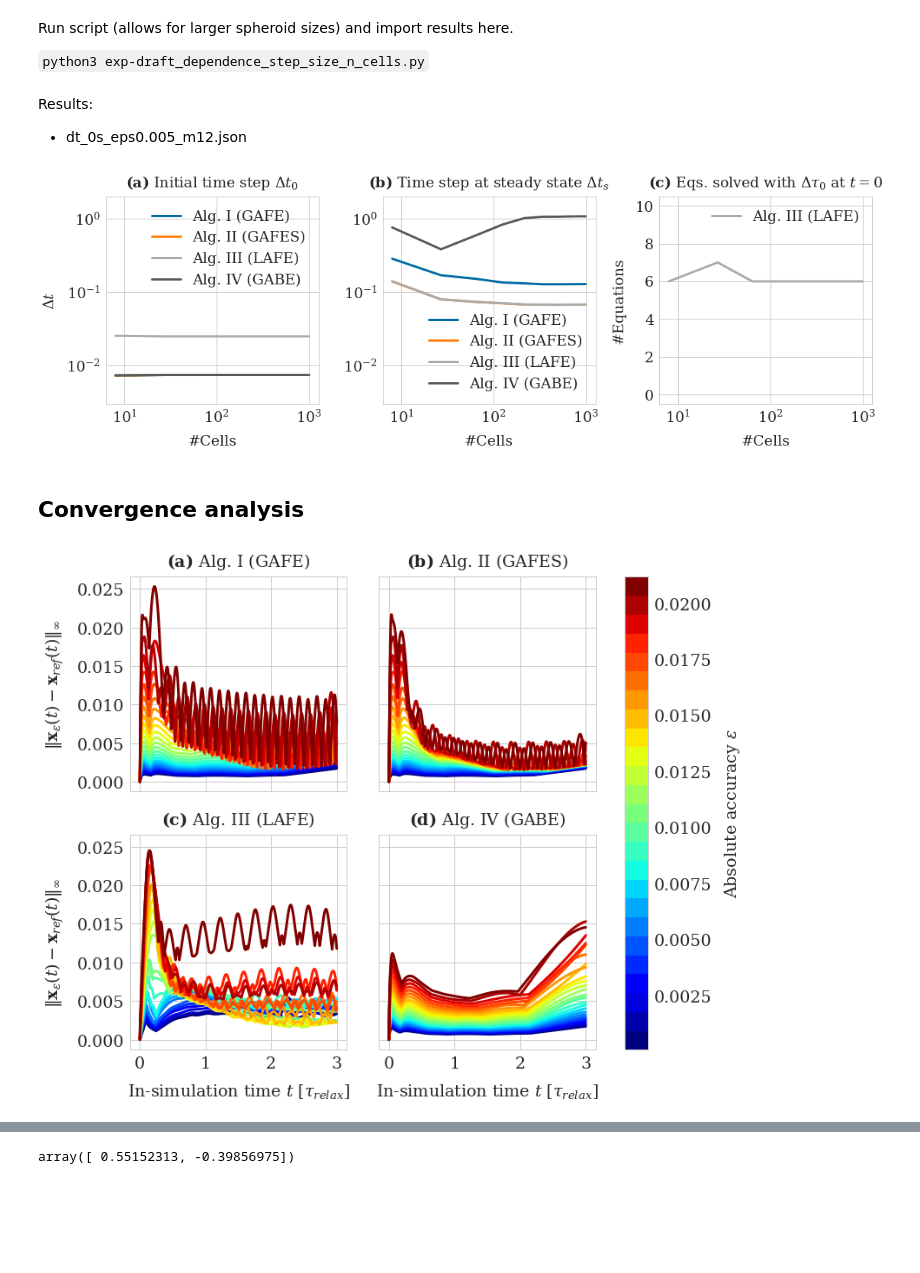
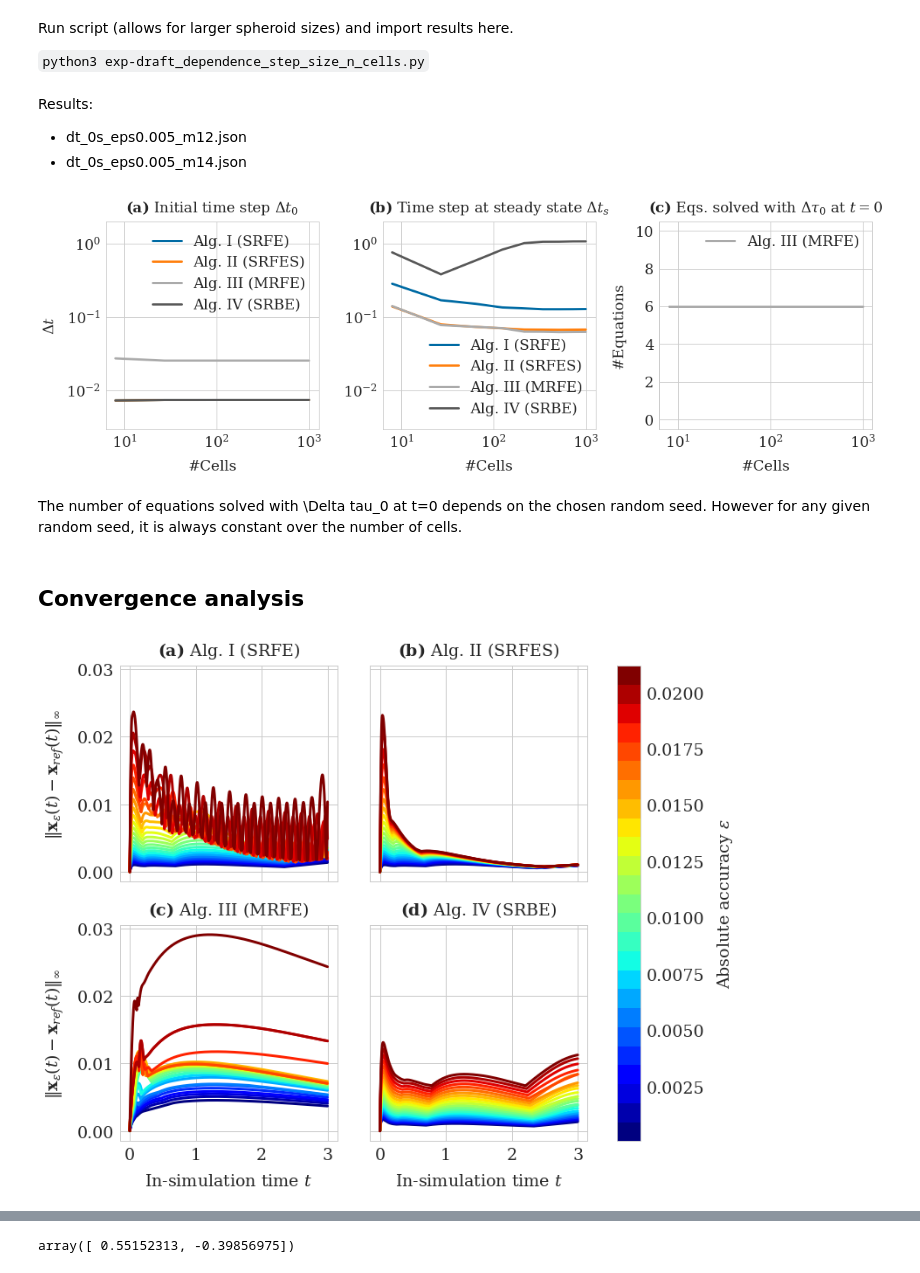
Before and after one commit to somathias/cbmos, a Jupyter notebook: experiments/exp-draft_single_proliferation_event_within_spheroid.ipynb, the cells around one changed output, grey strips where cells are left out. Saved outputs shown, nothing was run; the diff lists cells and outputs as text; code cells hidden in the pictures; blank space fills up the shorter version.

Commit message:
Update plots

```diff
--- a/experiments/exp-draft_single_proliferation_event_within_spheroid.ipynb
+++ b/experiments/exp-draft_single_proliferation_event_within_spheroid.ipynb
@@ -76,7 +76,7 @@ params = {'EF_glob_adap_acc': {'eta': eta},
                             #'always_calculate_Jacobian': True,
                             'local_adaptivity': True, 'm0': 14,
                             #'calculate_eigenvalues': True
-                            #'dim': dim,
+                            'dim': dim,
                             'rA': rA
                            },
           'EB_global_adap': {'eta': eta, 'jacobian': models['EB_global_adap'].jacobian, 'force_args': params_cubic}
@@ -317,12 +320,13 @@ Run script (allows for larger spheroid sizes) and import results here.
 Results:
 
 - dt_0s_eps0.005_m12.json
+- dt_0s_eps0.005_m14.json
 # %%
 import json
-with open('dt_0s_eps0.005_m12.json', 'r') as f:
+with open('dt_0s_eps0.005_m14.json', 'r') as f:
     dt_0s = json.load( f)
 
-with open('dt_sts_eps0.005_m12.json', 'r') as f:
+with open('dt_sts_eps0.005_m14.json', 'r') as f:
     dt_sts = json.load(f)
 # %%
 sizes = [2, 3, 4, 5, 6, 7, 8, 9, 10]
@@ -372,18 +379,20 @@ ax2.set(xlabel='#Cells')
 ax2.legend(loc=4)
 ax2.set_ylim([0.003, 2])
 
-
-
-ax3.plot([l**3 for l in sizes], n_eqs, color=defcolors[2], label='Alg. III (LAFE)')
+linestyles = ['-', ':', '--', '-.', '']
+for i, seed in enumerate(seeds):
+    ax3.plot([l**3 for l in sizes], n_eqs[seed], color=defcolors[2], linestyle=linestyles[i])
 ax3.set_ylim([-0.5,10.5])
 ax3.set(xlabel='#Cells')
 ax3.set(ylabel='#Equations')
 ax3.set_title(r'$\bf{(c)}$ Eqs. solved with $\Delta \tau_0$ at $t=0$')
-ax3.legend()
+ax3.legend(['Alg. III (MRFE)'])
 
 plt.savefig('dependence_n_cells.pdf', bbox_inches='tight')
 # %% [output]
-[figure, old version]
+[figure, new version]
+# %% [markdown]
+The number of equations solved with \Delta tau_0 at t=0 depends on the chosen random seed. However for any given random seed, it is always constant over the number of cells.
 # %% [markdown]
 ## Convergence analysis
 # %%
@@ -421,7 +430,7 @@ T_acc_lists = {}
 #params['EF_glob_adap_stab']['calculate_eigenvalues'] = True
 #params['EF_local_adap']['calculate_eigenvalues'] = True
 
-params['EF_local_adap']['dim'] = None # full update for reference
+#params['EF_local_adap']['dim'] = None # full update for reference
 #params['EF_local_adap']['dim'] = dim
 
 params['EF_glob_adap_stab']['write_to_file'] = True
@@ -467,40 +476,40 @@ for alg in algorithms:
 
         traj = np.array([[cell.position for cell in cell_list] for cell_list in history]) # (N, n_cells, dim)
 
         interp = sci.interp1d(ts, traj, axis=0, bounds_error=False,
                               kind='cubic', fill_value=tuple(traj[[0, -1], :, :]))(ts_ref[:])
         difference = np.reshape(interp - ref_traj, (-1, dim*len(history[0])))
 
         error_int1 = np.linalg.norm(np.linalg.norm(difference[:ind_t1], ord=np.inf, axis=1)/np.linalg.norm(np.reshape(ref_traj, (-1, dim*len(history[0])))[:ind_t1], ord=np.inf, axis=1))
         sol_int1.setdefault(alg, []).append(error_int1)
 
         error_int2 = np.linalg.norm(np.linalg.norm(difference[ind_t2:], ord=np.inf, axis=1)/np.linalg.norm(np.reshape(ref_traj, (-1, dim*len(history[0])))[ind_t2:], ord=np.inf, axis=1))
         sol_int2.setdefault(alg, []).append(error_int2)
 
         axes[alg].plot(ts_ref, np.linalg.norm(difference, ord=np.inf, axis=1), color=colors[i])
 
 
 #    axes[alg].legend()
 
-ax1.set_title(r'$\bf{(a)}$ Alg. I (GAFE)')
-ax2.set_title(r'$\bf{(b)}$ Alg. II (GAFES)')
-ax3.set_title(r'$\bf{(c)}$ Alg. III (LAFE)')
-ax4.set_title(r'$\bf{(d)}$ Alg. IV (GABE)')
+ax1.set_title(r'$\bf{(a)}$ Alg. I (SRFE)')
+ax2.set_title(r'$\bf{(b)}$ Alg. II (SRFES)')
+ax3.set_title(r'$\bf{(c)}$ Alg. III (MRFE)')
+ax4.set_title(r'$\bf{(d)}$ Alg. IV (SRBE)')
 
 ax1.set(ylabel=r'$\Vert \mathbf{x}_{\epsilon}(t)- \mathbf{x}_{ref}(t)\Vert_{\infty}$')
 ax3.set(ylabel=r'$\Vert \mathbf{x}_{\epsilon}(t)- \mathbf{x}_{ref}(t)\Vert_{\infty}$')
-ax3.set(xlabel=r'In-simulation time $t$ [$\tau_{relax}$]')
-ax4.set(xlabel=r'In-simulation time $t$ [$\tau_{relax}$]')
+ax3.set(xlabel=r'In-simulation time $t$')
+ax4.set(xlabel=r'In-simulation time $t$')
 
 cma = mcolors.ListedColormap(colors, name='from_list', N=None) # creation of a user cmap
 msm = cm.ScalarMappable(cmap=cma)
 msm.set_array(eps_values)
 cbar = fig.colorbar(msm, ax=[ax1, ax2, ax3, ax4])
 cbar.set_label('Absolute accuracy $\epsilon$', rotation=90)
 
 plt.savefig('spheroid_errors.pdf', bbox_inches='tight')
 # %% [output]
-[figure, old version]
+[figure, new version]
 # %%
 algorithms = ['EF_glob_adap_acc', 'EF_glob_adap_stab' ,  'EF_local_adap', 'EB_global_adap' ]
 
```
Also changed, not shown: parts of 7 cells of this notebook, 2 other files.
